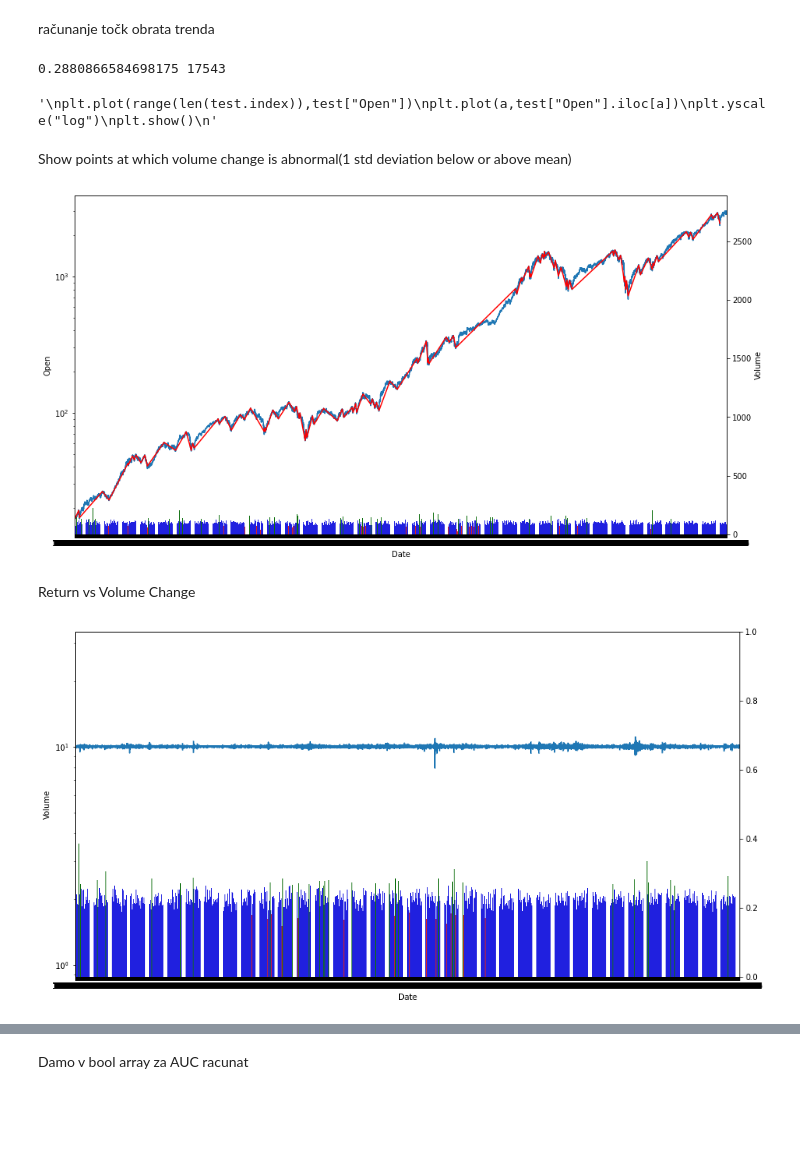
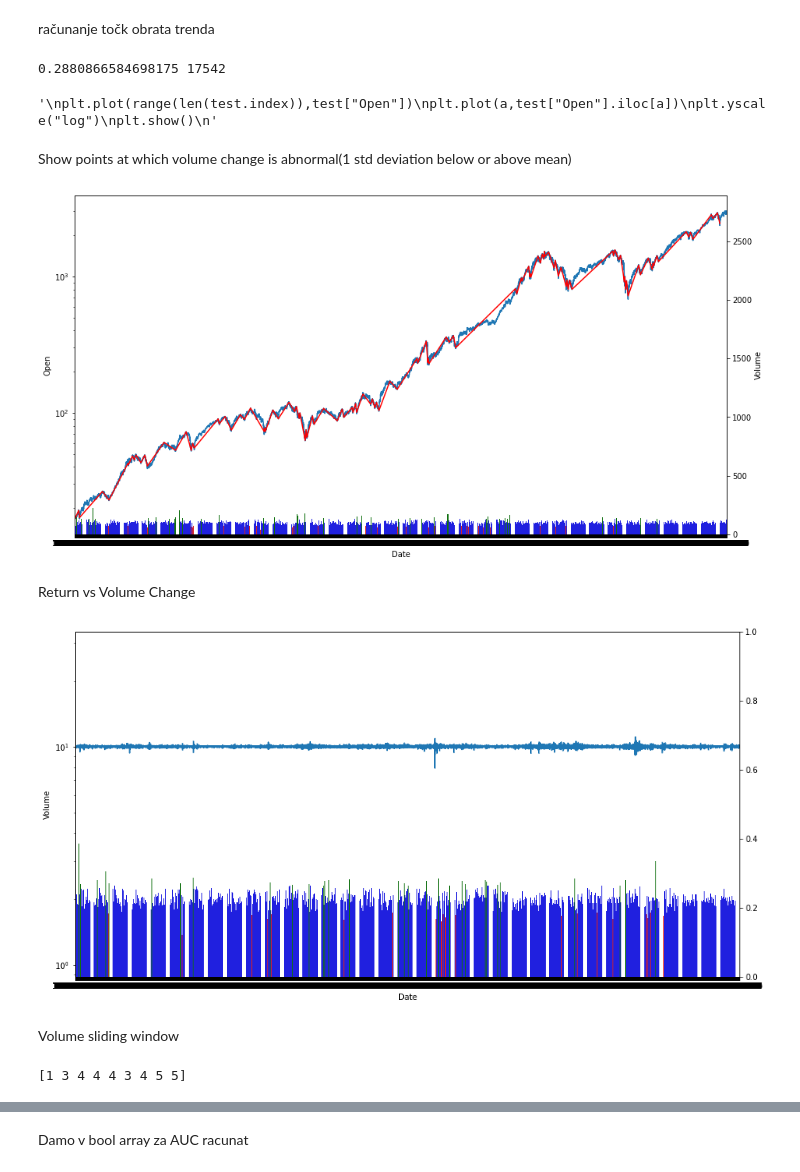
Before and after one commit to cookie1111/diplo, a Jupyter notebook: data_explorer_back_to_basic.ipynb, the cells around one changed output, grey strips where cells are left out. Drawn from its saved outputs; the diff is of its cells as text; code cells hidden in the pictures; blank space fills up the shorter version.

```diff
--- a/data_explorer_back_to_basic.ipynb
+++ b/data_explorer_back_to_basic.ipynb
@@ -112,14 +129,19 @@ def trend_reversal_min_max(opens: pd.Series, percent: float) -> list:
     return pivots
 # %%
 
-a = trend_reversal_min_max(test["Open"].iloc[1:-1],0.10)
-for_visualisation = test.iloc[1:-1]
+a = trend_reversal_min_max(test["Open"].iloc[1:],0.10)
+for_visualisation = test.iloc[1:]
 #minmax normalization
 vol = (test["Volume"]-test["Volume"].min())/(test["Volume"].max()-test["Volume"].min())
 percentvol = vol*100
 convolved = (test['Volume']-test['Volume'].shift(1))/test['Volume'].shift(1)
+convolved = convolved[1:]
+#bad because there is alot of days where the price didn't even move during the day
+#convolved_price = (test['Close']-test['Open'])/test['Open']
+#convolved_price = convolved_price[1:]
 convolved_price = (test['Open']-test['Open'].shift(1))/test['Open'].shift(1)
-print(convolved.std(),len(vol))
+convolved_price = convolved_price[1:]
+print(convolved.std(),len(for_visualisation))
 """
 plt.plot(range(len(test.index)),test["Open"])
 plt.plot(a,test["Open"].iloc[a])
@@ -127,45 +149,51 @@ plt.yscale("log")
 plt.show()
 """
 # %% [output]
-0.2880866584698175 17543
+0.2880866584698175 17542
 '\nplt.plot(range(len(test.index)),test["Open"])\nplt.plot(a,test["Open"].iloc[a])\nplt.yscale("log")\nplt.show()\n'
 # %% [markdown]
 Show points at which volume change is abnormal(1 std deviation below or above mean)
 # %%
 #print(a)
 plt.figure(figsize=(15,8))
-above = convolved[1:]>convolved[1:].mean() + convolved[1:].std()
-below = convolved[1:]<convolved[1:].mean() - convolved[1:].std()
+above = convolved>convolved.mean() + convolved.std()
+below = convolved<convolved.mean() - convolved.std()
 palette = ["green" if up else "red" if down else "blue" for up,down in zip(above,below)]
 ax = sns.lineplot(data = for_visualisation,x="Date",y="Open")
 ax.set(yscale='log')
 ax2 = ax.twinx()
 sns.lineplot(y = for_visualisation["Open"].iloc[a],x=for_visualisation["Date"].iloc[a],ax = ax, color='red' )
 #sns.lineplot()
-sns.barplot(data=for_visualisation,y = convolved[1:]*100 + 100, x="Date",ax =ax2,palette=palette)
+sns.barplot(data=for_visualisation,y = convolved*100 + 100, x="Date",ax =ax2,palette=palette)
 #sns.barplot(data = for_visualisation["Volume"],ax=ax2)
 plt.show()
 # %% [output]
-[figure, old version]
+[figure, new version]
 # %% [markdown]
 Return vs Volume Change
 # %%
-above = convolved[1:]>convolved[1:].mean() + convolved[1:].std()
-below = convolved[1:]<convolved[1:].mean() - convolved[1:].std()
+above = convolved>convolved.mean() + convolved.std()
+below = convolved<convolved.mean() - convolved.std()
 vol_p = ["green" if up else "red" if down else "blue" for up,down in zip(above,below)]
 
-above = convolved_price[1:]>convolved_price[1:].mean() + convolved_price[1:].std()
-below = convolved_price[1:]<convolved_price[1:].mean() - convolved_price[1:].std()
+above = convolved_price>convolved_price.mean() + convolved_price.std()
+below = convolved_price<convolved_price.mean() - convolved_price.std()
 price_p = ["green" if up else "red" if down else "blue" for up,down in zip(above,below)]
 
 plt.figure(figsize=(15,8))
 ax = sns.lineplot(data = for_visualisation,x="Date",y=convolved_price*10+10,palette=price_p)
 ax.set(yscale='log')
 ax2 = ax.twinx()
 #sns.lineplot(y = for_visualisation["Open"].iloc[a],x=for_visualisation["Date"].iloc[a],ax = ax, color='red' )
 #sns.lineplot()
-sns.barplot(data=for_visualisation,y = convolved[1:] + 2, x="Date",ax =ax,palette=vol_p)
+sns.barplot(data=for_visualisation,y = convolved + 2, x="Date",ax =ax,palette=vol_p)
 #sns.barplot(data = for_visualisation["Volume"],ax=ax2)
 plt.show()
 # %% [output]
-[figure, old version]
+[figure, new version]
+# %% [markdown]
+Volume sliding window
+# %%
+print(signal.medfilt(np.array([1,3,4,5,2,4,3,5,6]),3))
+# %% [output]
+[1 3 4 4 4 3 4 5 5]
```
Also changed, not shown: parts of 11 cells of this notebook.
